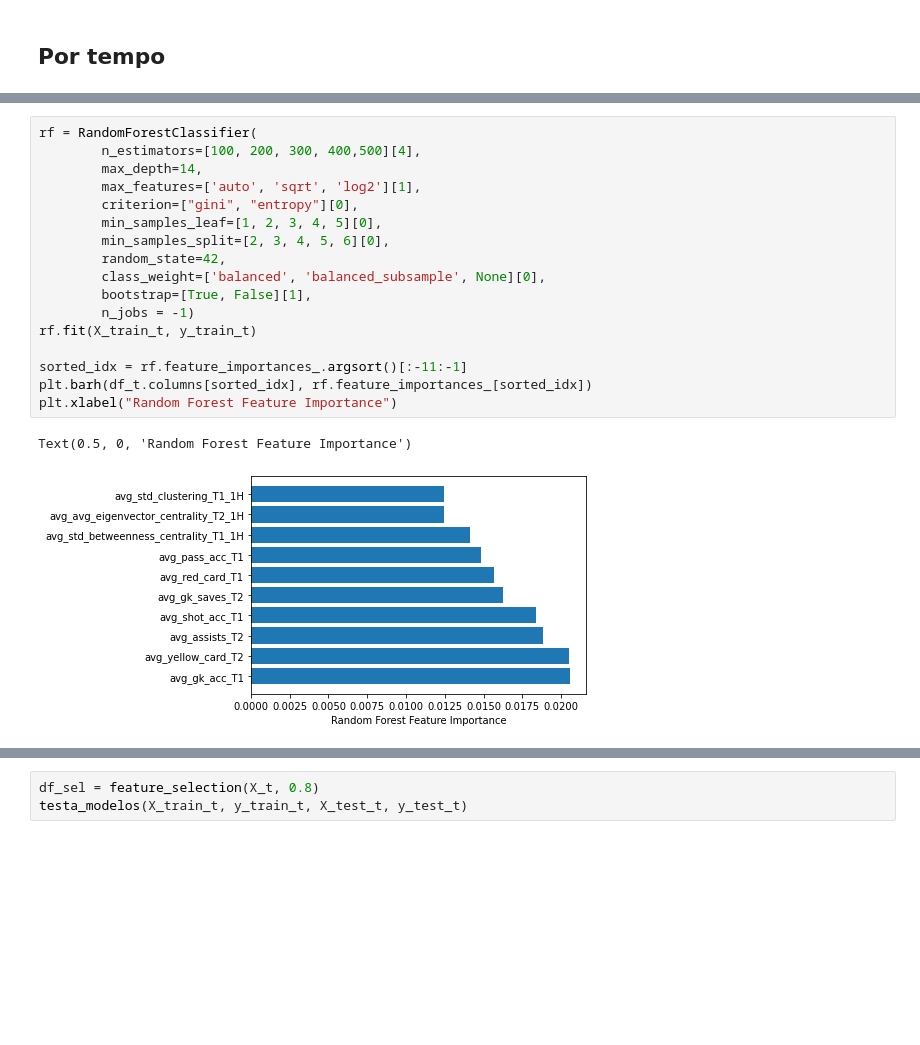
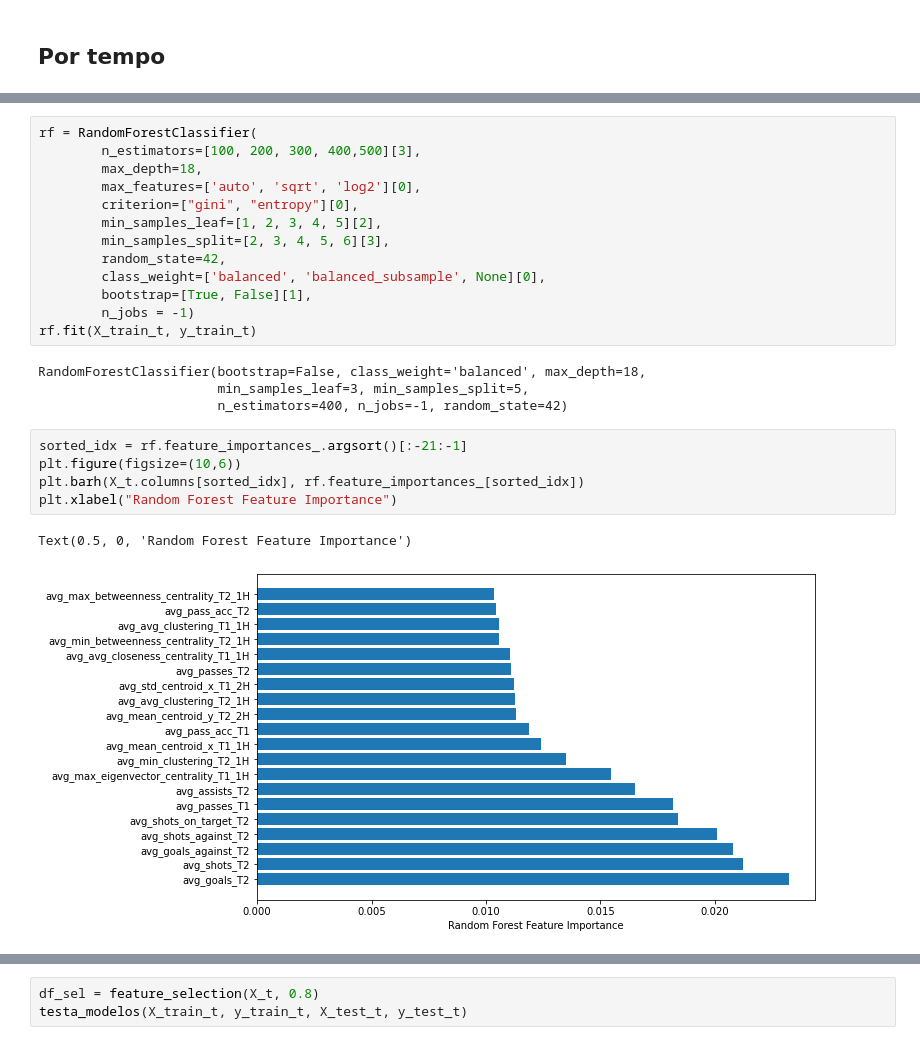
Before and after one commit to eduardobaratela/passing_network, a Jupyter notebook: modeling_nets+stats.ipynb, the cells around one changed output, grey strips where cells are left out. Drawn from its saved outputs; the diff is of its cells as text; blank space fills up the shorter version.

```diff
--- a/modeling_nets+stats.ipynb
+++ b/modeling_nets+stats.ipynb
@@ -533,20 +510,25 @@ accuracy: 64.14% | precision: 72.40% | recall: 66.51% | f1: 69.33%
 # %%
 rf = RandomForestClassifier(
-        n_estimators=[100, 200, 300, 400,500][4],
-        max_depth=14,
-        max_features=['auto', 'sqrt', 'log2'][1],
+        n_estimators=[100, 200, 300, 400,500][3],
+        max_depth=18,
+        max_features=['auto', 'sqrt', 'log2'][0],
         criterion=["gini", "entropy"][0],
-        min_samples_leaf=[1, 2, 3, 4, 5][0],
-        min_samples_split=[2, 3, 4, 5, 6][0],
+        min_samples_leaf=[1, 2, 3, 4, 5][2],
+        min_samples_split=[2, 3, 4, 5, 6][3],
         random_state=42,
         class_weight=['balanced', 'balanced_subsample', None][0],
         bootstrap=[True, False][1],
         n_jobs = -1)
 rf.fit(X_train_t, y_train_t)
-
-sorted_idx = rf.feature_importances_.argsort()[:-11:-1]
-plt.barh(df_t.columns[sorted_idx], rf.feature_importances_[sorted_idx])
-plt.xlabel("Random Forest Feature Importance")
 # %% [output]
-Text(0.5, 0, 'Random Forest Feature Importance')
+RandomForestClassifier(bootstrap=False, class_weight='balanced', max_depth=18,
+                       min_samples_leaf=3, min_samples_split=5,
+                       n_estimators=400, n_jobs=-1, random_state=42)
-[figure, removed]
+# %%
+sorted_idx = rf.feature_importances_.argsort()[:-21:-1]
+plt.figure(figsize=(10,6))
+plt.barh(X_t.columns[sorted_idx], rf.feature_importances_[sorted_idx])
+plt.xlabel("Random Forest Feature Importance")
+# %% [output]
+Text(0.5, 0, 'Random Forest Feature Importance')
+[figure, added]
```
Also changed, not shown: parts of 16 cells of this notebook, 28 other files.
